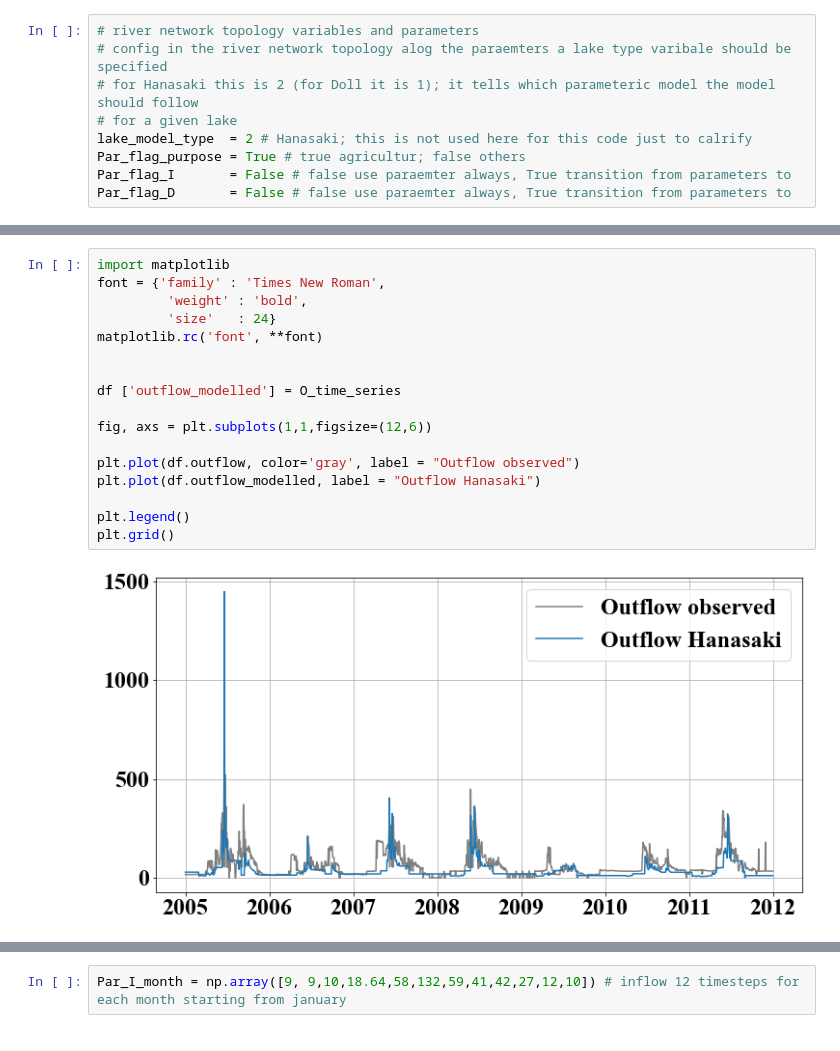
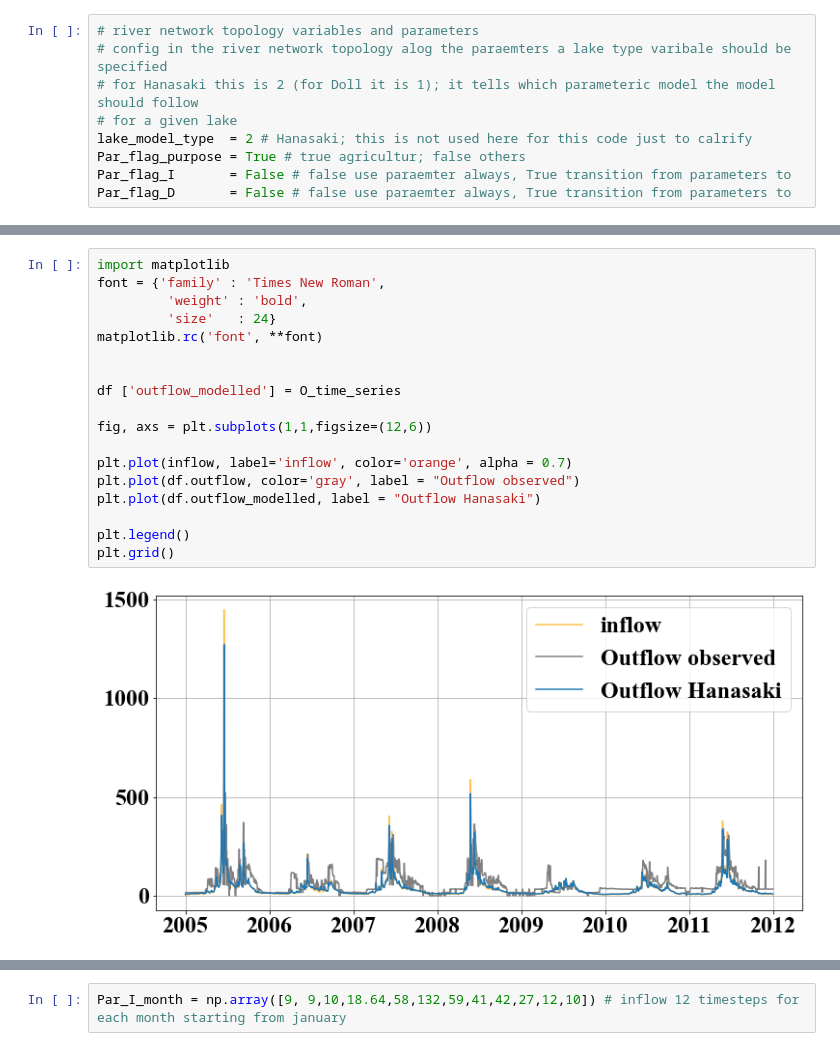
Before and after one commit to ShervanGharari/lake_models_python, a Jupyter notebook: Hanasaki/Hanasaki_Shervan.ipynb, the cells around one changed output, grey strips where cells are left out. Saved outputs shown, nothing was run; the diff lists cells and outputs as text.

```diff
--- a/Hanasaki/Hanasaki_Shervan.ipynb
+++ b/Hanasaki/Hanasaki_Shervan.ipynb
@@ -276,19 +278,20 @@ for date in df.index: # loop over the time period
 # %%
 import matplotlib
 font = {'family' : 'Times New Roman',
          'weight' : 'bold',
          'size'   : 24}
 matplotlib.rc('font', **font)
 
 
 df ['outflow_modelled'] = O_time_series
 
 fig, axs = plt.subplots(1,1,figsize=(12,6))
 
+plt.plot(inflow, label='inflow', color='orange', alpha = 0.7)
 plt.plot(df.outflow, color='gray', label = "Outflow observed")
 plt.plot(df.outflow_modelled, label = "Outflow Hanasaki")
 
 plt.legend()
 plt.grid()
 # %% [output]
-[figure, old version]
+[figure, new version]
```
Also changed, not shown: parts of 7 cells of this notebook.
